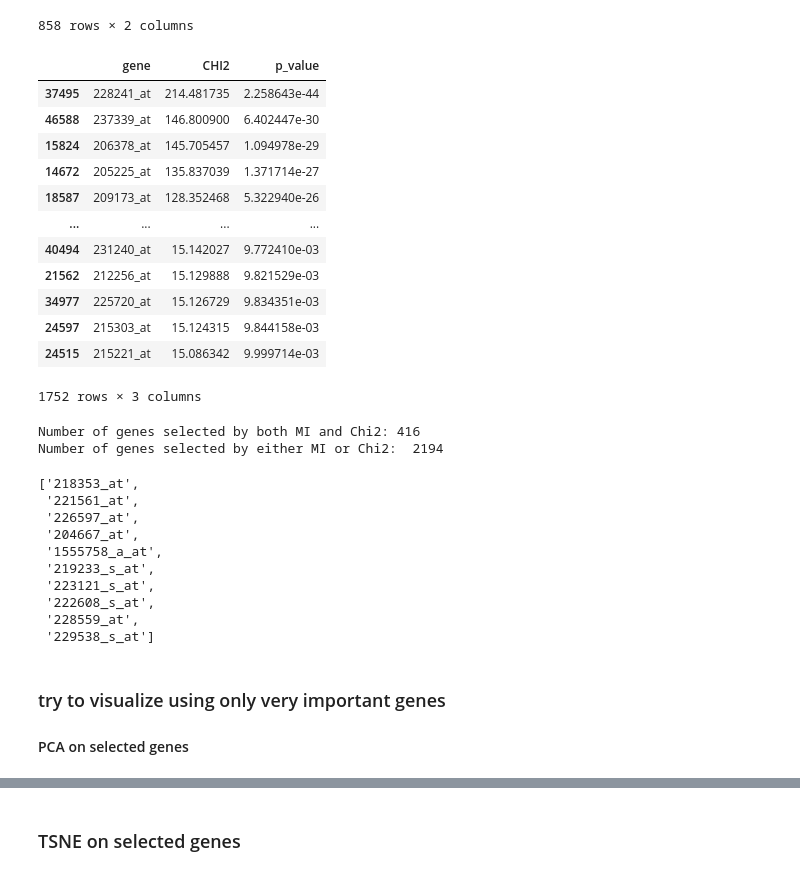
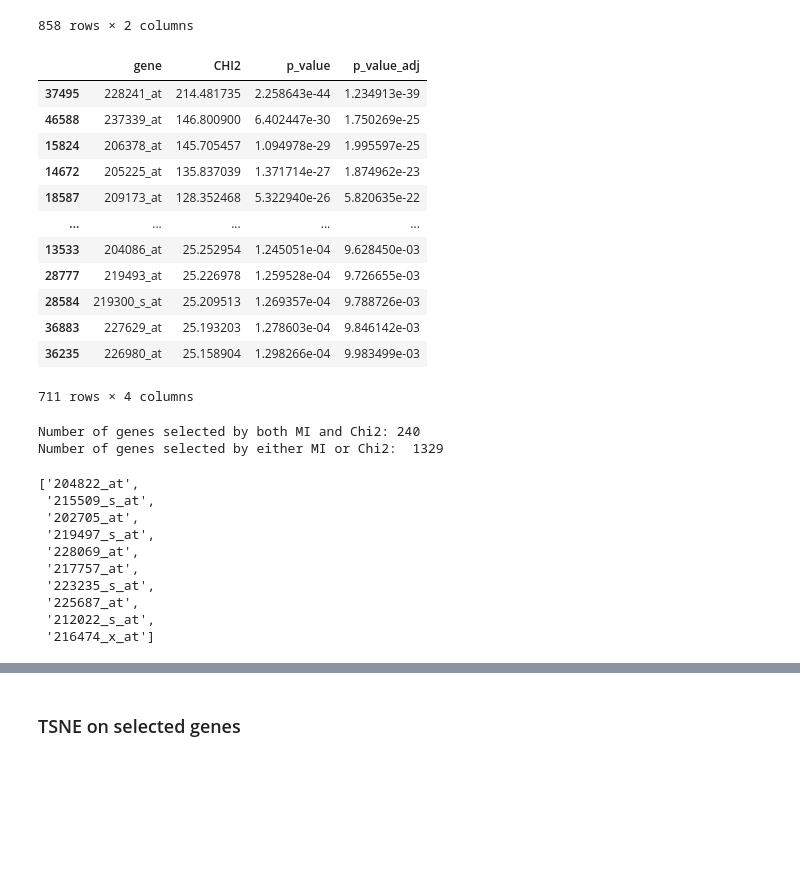
Before and after one commit to IceRocky/tsne_genes_analysis, a Jupyter notebook: breast_cancer_analysis.ipynb, the cells around one changed output, grey strips where cells are left out. Cells and saved outputs as stored; diff of their text form; code cells hidden in the pictures; blank space fills up the shorter version.

```diff
--- a/breast_cancer_analysis.ipynb
+++ b/breast_cancer_analysis.ipynb
@@ -338,9 +343,15 @@ The provided code snippet demonstrates how to apply the `chi2` function from *sk
 
 chi2_scores, chi2_pvals = chi2(genes_matrix, labels)
 
+
+#Adjusting p-values since we have a lot of tests (one test for each gene)
+_ , chi2_pvals_adj = fdrcorrection(chi2_pvals, alpha=0.01)
+
+
 chi2_df = pd.DataFrame({"gene" : genes_names,
                      "CHI2" : chi2_scores,
-                      "p_value" : chi2_pvals})
+                      "p_value" : chi2_pvals,
+                      "p_value_adj" : chi2_pvals_adj})
 
 chi2_df = chi2_df.sort_values(by="CHI2", ascending=False)
 
@@ -388,22 +402,22 @@ mi_selected_genes
 # %%
 ### selecting genes with chi2 pvalue  < 0.01
 
-chi2_selected_genes  = chi2_df[chi2_df["p_value"] < 0.01]
+chi2_selected_genes  = chi2_df[chi2_df["p_value_adj"] < 0.01]
 chi2_selected_genes
 # %% [output]
-|  | gene | CHI2 | p_value |
-| 37495 | 228241_at | 214.481735 | 2.258643e-44 |
-| 46588 | 237339_at | 146.800900 | 6.402447e-30 |
-| 15824 | 206378_at | 145.705457 | 1.094978e-29 |
-| 14672 | 205225_at | 135.837039 | 1.371714e-27 |
-| 18587 | 209173_at | 128.352468 | 5.322940e-26 |
-| ... | ... | ... | ... |
-| 40494 | 231240_at | 15.142027 | 9.772410e-03 |
-| 21562 | 212256_at | 15.129888 | 9.821529e-03 |
-| 34977 | 225720_at | 15.126729 | 9.834351e-03 |
-| 24597 | 215303_at | 15.124315 | 9.844158e-03 |
-| 24515 | 215221_at | 15.086342 | 9.999714e-03 |
+|  | gene | CHI2 | p_value | p_value_adj |
+| 37495 | 228241_at | 214.481735 | 2.258643e-44 | 1.234913e-39 |
+| 46588 | 237339_at | 146.800900 | 6.402447e-30 | 1.750269e-25 |
+| 15824 | 206378_at | 145.705457 | 1.094978e-29 | 1.995597e-25 |
+| 14672 | 205225_at | 135.837039 | 1.371714e-27 | 1.874962e-23 |
+| 18587 | 209173_at | 128.352468 | 5.322940e-26 | 5.820635e-22 |
+| ... | ... | ... | ... | ... |
+| 13533 | 204086_at | 25.252954 | 1.245051e-04 | 9.628450e-03 |
+| 28777 | 219493_at | 25.226978 | 1.259528e-04 | 9.726655e-03 |
+| 28584 | 219300_s_at | 25.209513 | 1.269357e-04 | 9.788726e-03 |
+| 36883 | 227629_at | 25.193203 | 1.278603e-04 | 9.846142e-03 |
+| 36235 | 226980_at | 25.158904 | 1.298266e-04 | 9.983499e-03 |
-1752 rows × 3 columns
+711 rows × 4 columns
 # %%
 selected_genes = list(set(list(mi_selected_genes["gene"]) + list(chi2_selected_genes["gene"])))
 
@@ -416,19 +430,15 @@ print("Number of genes selected by either MI or Chi2: ",len(selected_genes))
 ##The most valuable are probably from interesection
 genes_selected_both[:10]
 # %% [output]
-Number of genes selected by both MI and Chi2: 416
-Number of genes selected by either MI or Chi2:  2194
+Number of genes selected by both MI and Chi2: 240
+Number of genes selected by either MI or Chi2:  1329
-['218353_at',
- '221561_at',
- '226597_at',
- '204667_at',
- '1555758_a_at',
- '219233_s_at',
- '223121_s_at',
- '222608_s_at',
- '228559_at',
- '229538_s_at']
+['204822_at',
+ '215509_s_at',
+ '202705_at',
+ '219497_s_at',
+ '228069_at',
+ '217757_at',
+ '223235_s_at',
+ '225687_at',
+ '212022_s_at',
+ '216474_x_at']
-# %% [markdown]
-### try  to visualize using only very important genes
-
-#### PCA on selected genes
```
Also changed, not shown: parts of 16 cells of this notebook.
